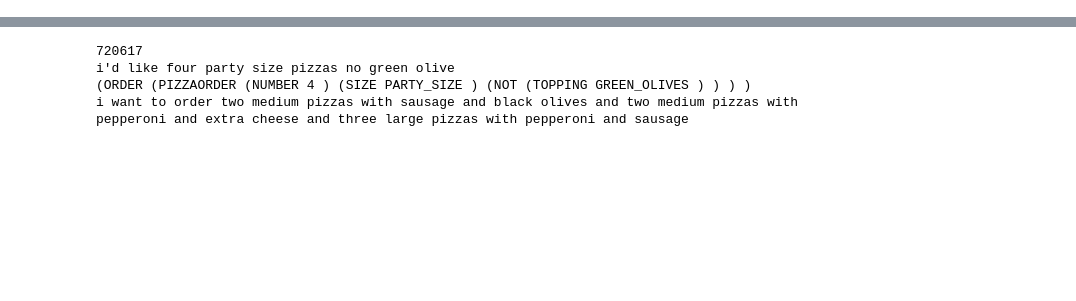
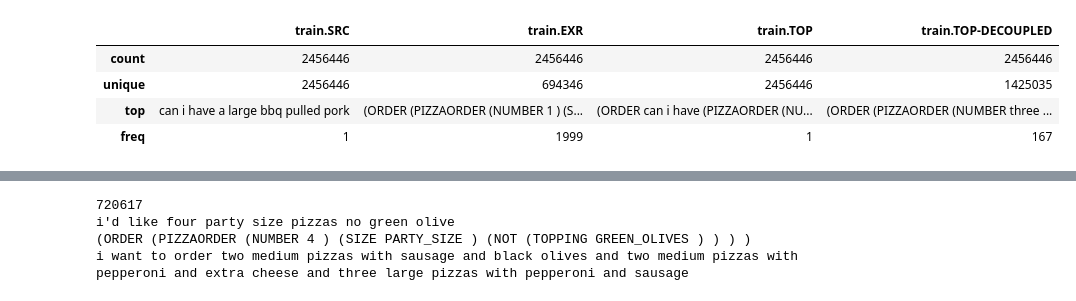
Before and after one commit to IbraheimTarek/NER-Project, a Jupyter notebook: notebooks/Bilstm_model.ipynb, the cells around one changed output, grey strips where cells are left out. Cells and saved outputs as stored; diff of their text form; code cells hidden in the pictures; blank space fills up the shorter version.

```diff
--- a/notebooks/Bilstm_model.ipynb
+++ b/notebooks/Bilstm_model.ipynb
@@ -55,6 +55,14 @@ train_path = '../dataset/PIZZA_train.json'
 test_path = '../dataset/PIZZA_dev.json'
 df = pd.read_json(train_path, lines=True)
 dev = pd.read_json(test_path, lines=True)
+# %%
+df.describe()
+# %% [output]
+|  | train.SRC | train.EXR | train.TOP | train.TOP-DECOUPLED |
+| count | 2456446 | 2456446 | 2456446 | 2456446 |
+| unique | 2456446 | 694346 | 2456446 | 1425035 |
+| top | can i have a large bbq pulled pork | (ORDER (PIZZAORDER (NUMBER 1 ) (S... | (ORDER can i have (PIZZAORDER (NU... | (ORDER (PIZZAORDER (NUMBER three ... |
+| freq | 1 | 1999 | 1 | 167 |
 # %%
 unique_patterns = df['train.EXR'].value_counts()
 unique_patterns.describe()
```
Also changed, not shown: parts of 14 cells of this notebook.
